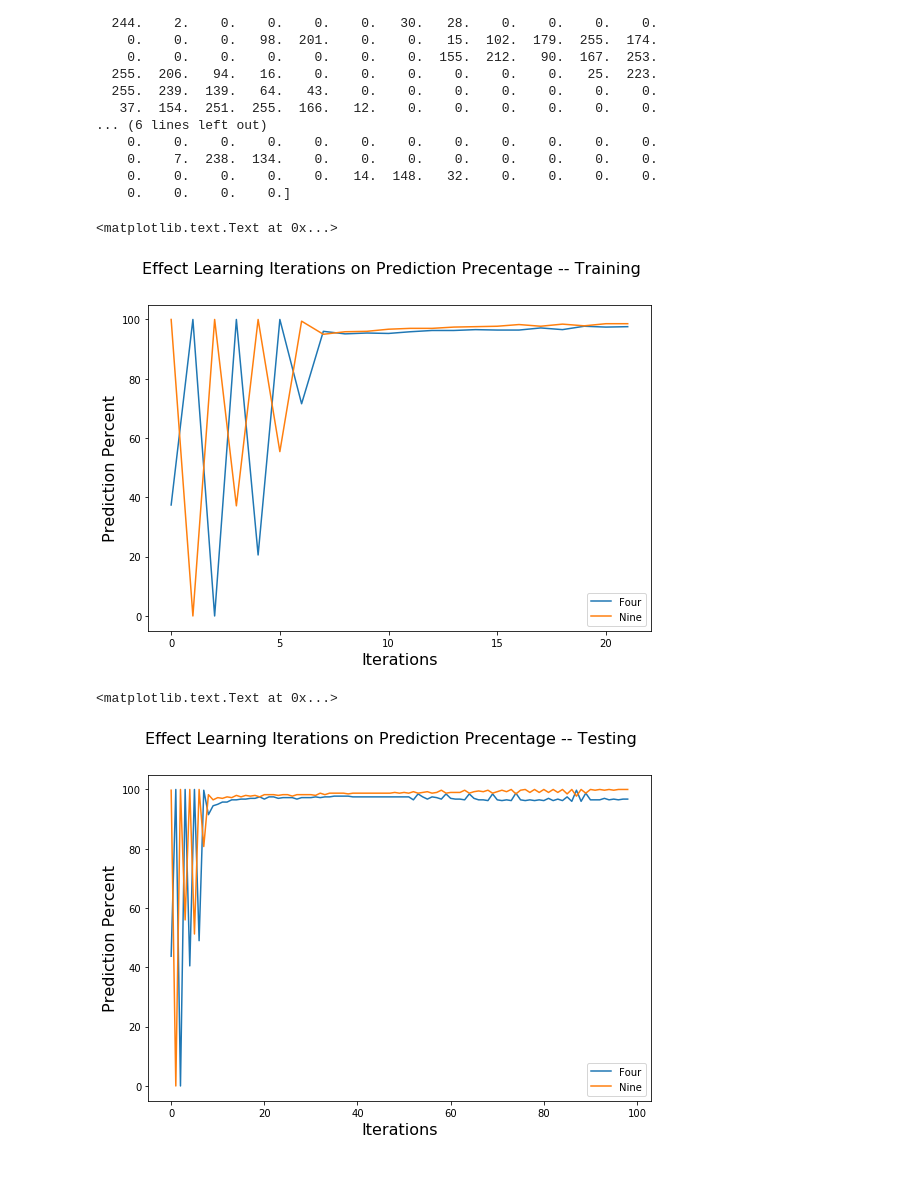
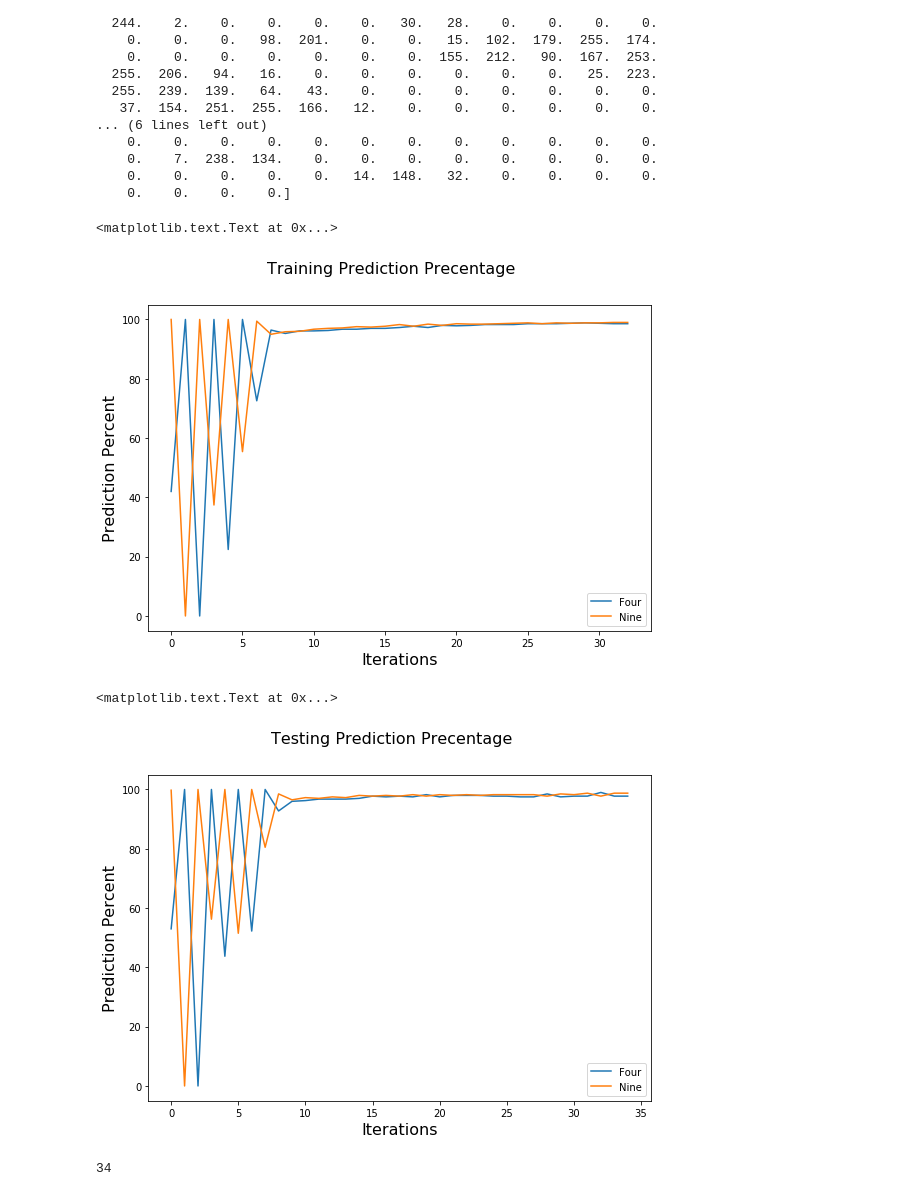
Before and after one commit to MrFengShui/CS434, a Jupyter notebook: ML_Assignment_Two/Code/Assingment_Two.ipynb, the cells around one changed output. Cells and saved outputs as stored; diff of their text form; code cells hidden in the pictures.

```diff
--- a/ML_Assignment_Two/Code/Assingment_Two.ipynb
+++ b/ML_Assignment_Two/Code/Assingment_Two.ipynb
@@ -132,36 +130,36 @@ def batch_learning(X, y, n, eta, epsilon = 0.001):
 # %%
 ## Part 2
 w_train = []
 iter_train = []
 
 #for i in learning_rates:
-w, ctr, accuracy = batch_learning(X_train,y_train,1400,0.000111111111111)
+w, ctr, accuracy = batch_learning(X_train,y_train,1400,0.001)
 w_train.append(w)
 iter_train.append(ctr)
 acc_train = accuracy
 
 four_acc_per_epoch = []
 nine_acc_per_epoch = []
 for i,(a, b) in enumerate(acc_train):
     four_acc_per_epoch.append(a)
     nine_acc_per_epoch.append(b)
 
 # Plot the values gathered above
 fig = plt.figure(figsize=(9,6))
-plt.plot(range(22),four_acc_per_epoch,label="Four")
-plt.plot(range(22),nine_acc_per_epoch,label="Nine")
+plt.plot(range(33),four_acc_per_epoch,label="Four")
+plt.plot(range(33),nine_acc_per_epoch,label="Nine")
 plt.legend()
-fig.suptitle('Effect Learning Iterations on Prediction Precentage -- Training', fontsize=16)
+fig.suptitle('Training Prediction Precentage', fontsize=16)
 plt.xlabel('Iterations', fontsize=16)
 plt.ylabel('Prediction Percent', fontsize=16)
 # %% [output]
 <matplotlib.text.Text at 0x...>
-[figure, old version]
+[figure, new version]
 # %%
 w_test = []
 iter_test = []
 
-w, ctr, accuracy = batch_learning(X_test,y_test,800,0.000111111111111)
+w, ctr, accuracy = batch_learning(X_test,y_test,800,0.001)
 w_test.append(w)
 iter_test.append(ctr)
 acc_test = accuracy
@@ -173,12 +171,12 @@ for i,(a, b) in enumerate(acc_test):
     nine_acc_per_epoch.append(b)
 
 fig = plt.figure(figsize=(9,6))
-plt.plot(range(99),four_acc_per_epoch,label="Four")
-plt.plot(range(99),nine_acc_per_epoch,label="Nine")
+plt.plot(range(35),four_acc_per_epoch,label="Four")
+plt.plot(range(35),nine_acc_per_epoch,label="Nine")
 plt.legend()
-fig.suptitle('Effect Learning Iterations on Prediction Precentage -- Testing', fontsize=16)
+fig.suptitle('Testing Prediction Precentage', fontsize=16)
 plt.xlabel('Iterations', fontsize=16)
 plt.ylabel('Prediction Percent', fontsize=16)
 # %% [output]
 <matplotlib.text.Text at 0x...>
-[figure, old version]
+[figure, new version]
@@ -184,0 +185,4 @@ plt.ylabel('Prediction Percent', fontsize=16)
+# %%
+print ctr
+# %% [output]
+34
```
Also changed, not shown: parts of 8 cells of this notebook.
